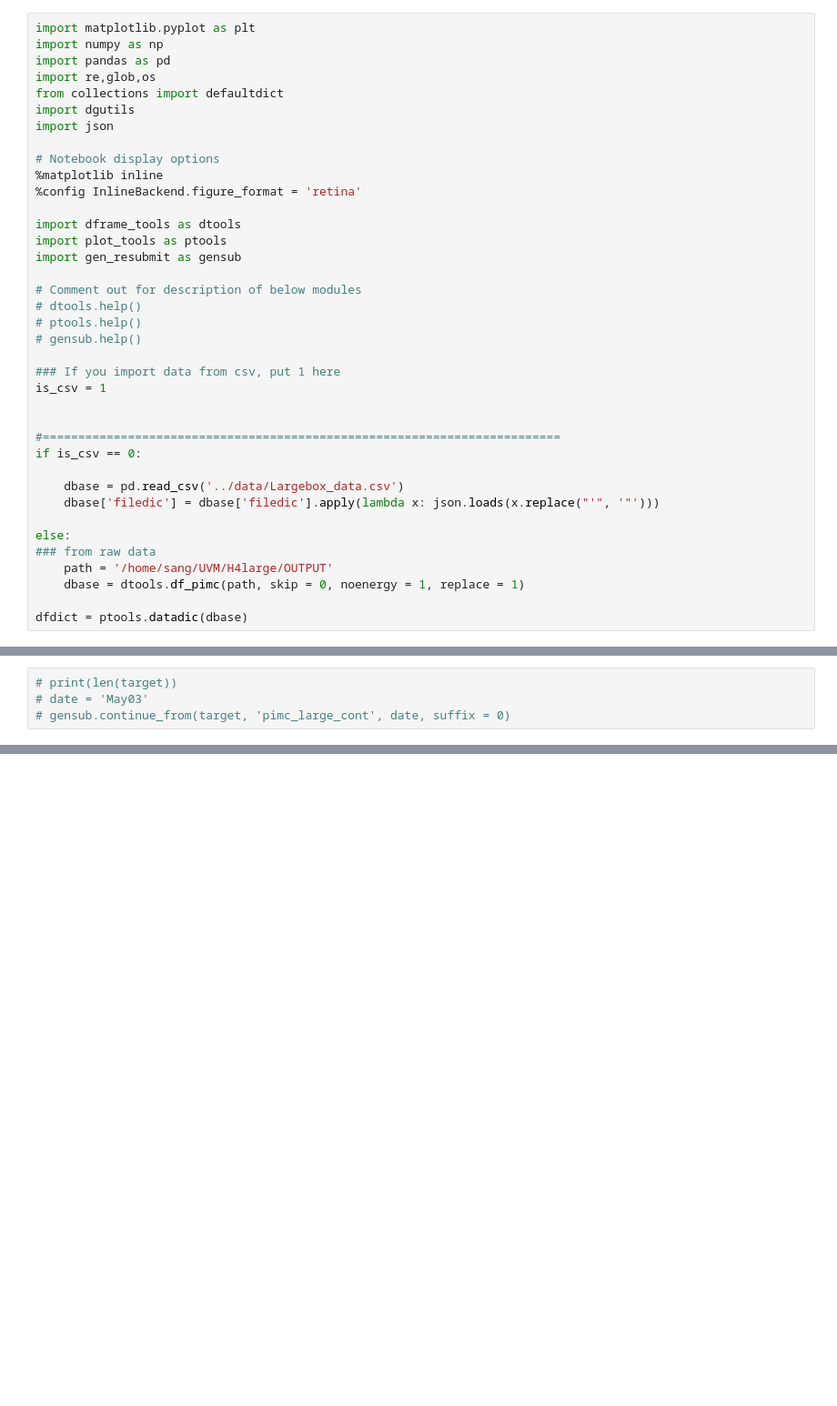
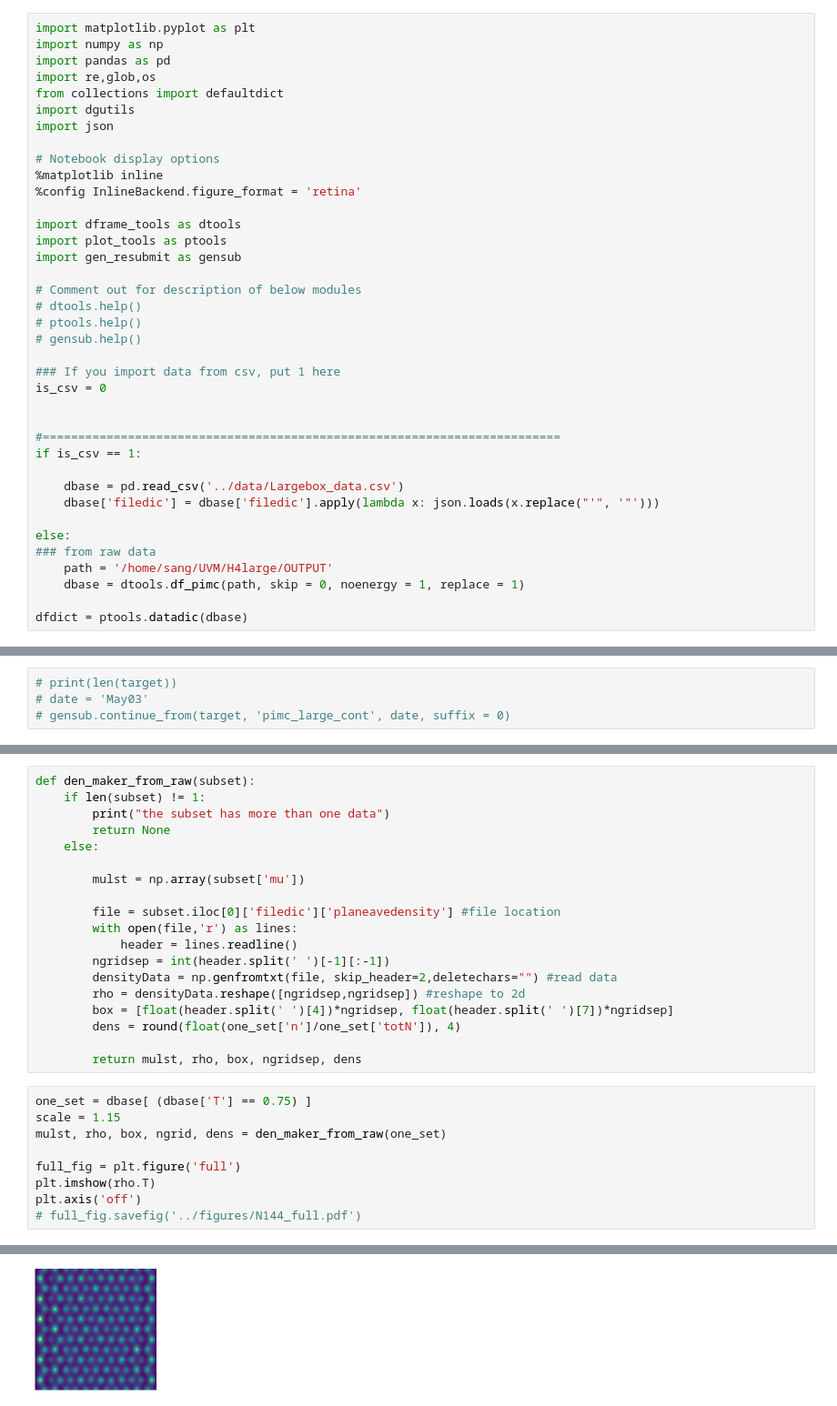
Before and after one commit to DelMaestroGroup/papers-code-Superfluid4HeStrainGraphene, a Jupyter notebook: src/LargeBoxSim.ipynb, the cells around one changed output, grey strips where cells are left out. Shown: that part at 91% size. Cells and saved outputs as stored; diff of their text form; blank space fills up the shorter version.

```diff
--- a/src/LargeBoxSim.ipynb
+++ b/src/LargeBoxSim.ipynb
@@ -21,11 +21,11 @@ import gen_resubmit as gensub
 # gensub.help()
 
 ### If you import data from csv, put 1 here
-is_csv = 1
+is_csv = 0
 
 
 #=========================================================================
-if is_csv == 0:
+if is_csv == 1:
 
     dbase = pd.read_csv('../data/Largebox_data.csv')
     dbase['filedic'] = dbase['filedic'].apply(lambda x: json.loads(x.replace("'", '"')))
@@ -162,0 +168,29 @@ with plt.style.context(plot_style['sans']):
+# %%
+def den_maker_from_raw(subset):
+    if len(subset) != 1:
+        print("the subset has more than one data")
+        return None
+    else:
+
+        mulst = np.array(subset['mu'])
+
+        file = subset.iloc[0]['filedic']['planeavedensity'] #file location
+        with open(file,'r') as lines:
+            header = lines.readline()
+        ngridsep = int(header.split(' ')[-1][:-1])
+        densityData = np.genfromtxt(file, skip_header=2,deletechars="") #read data
+        rho = densityData.reshape([ngridsep,ngridsep]) #reshape to 2d
+        box = [float(header.split(' ')[4])*ngridsep, float(header.split(' ')[7])*ngridsep]
+        dens = round(float(one_set['n']/one_set['totN']), 4)
+
+        return mulst, rho, box, ngridsep, dens
+# %%
+one_set = dbase[ (dbase['T'] == 0.75) ]
+scale = 1.15
+mulst, rho, box, ngrid, dens = den_maker_from_raw(one_set)
+
+full_fig = plt.figure('full')
+plt.imshow(rho.T)
+plt.axis('off')
+# full_fig.savefig('../figures/N144_full.pdf')
+# %% [output]
@@ -162,0 +198 @@ with plt.style.context(plot_style['sans']):
+[figure, added]
```
Also changed, not shown: parts of 3 cells of this notebook, 1 other file.
